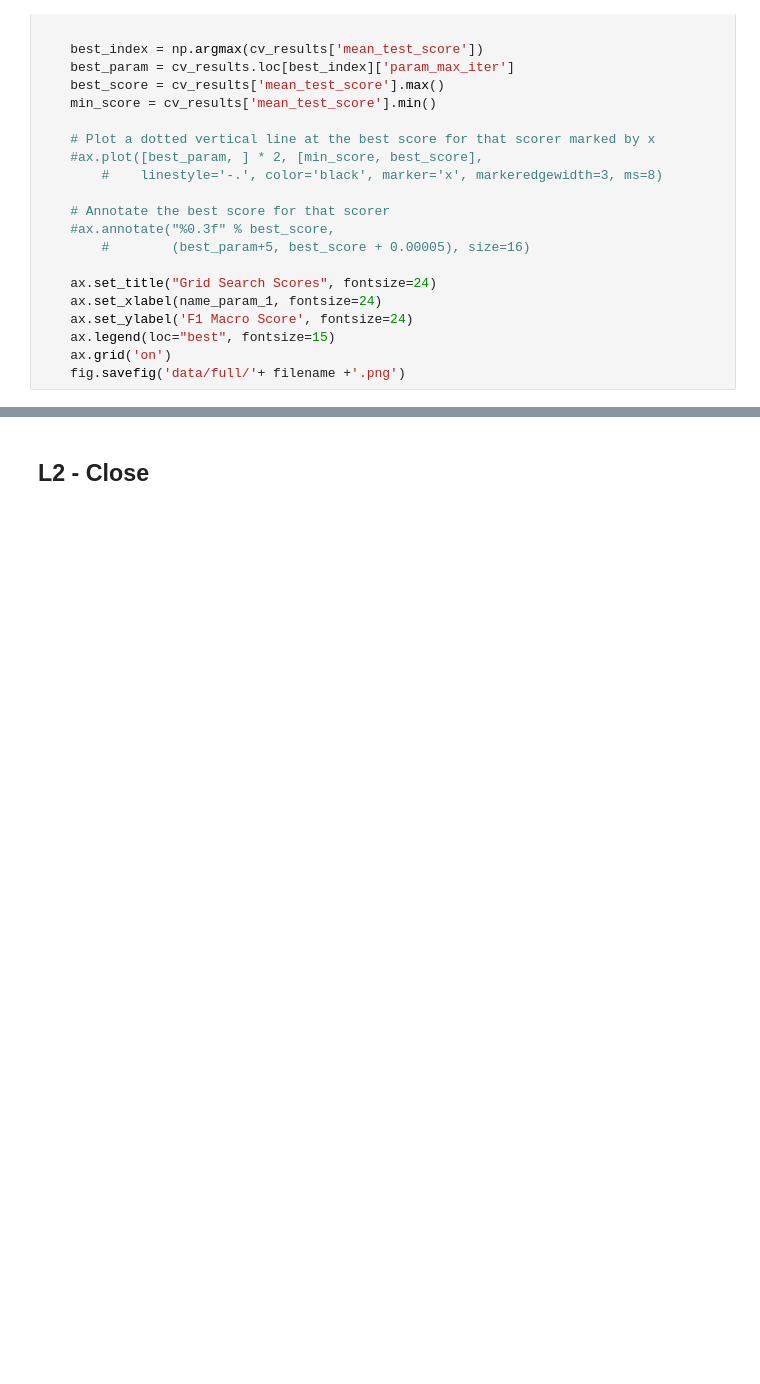
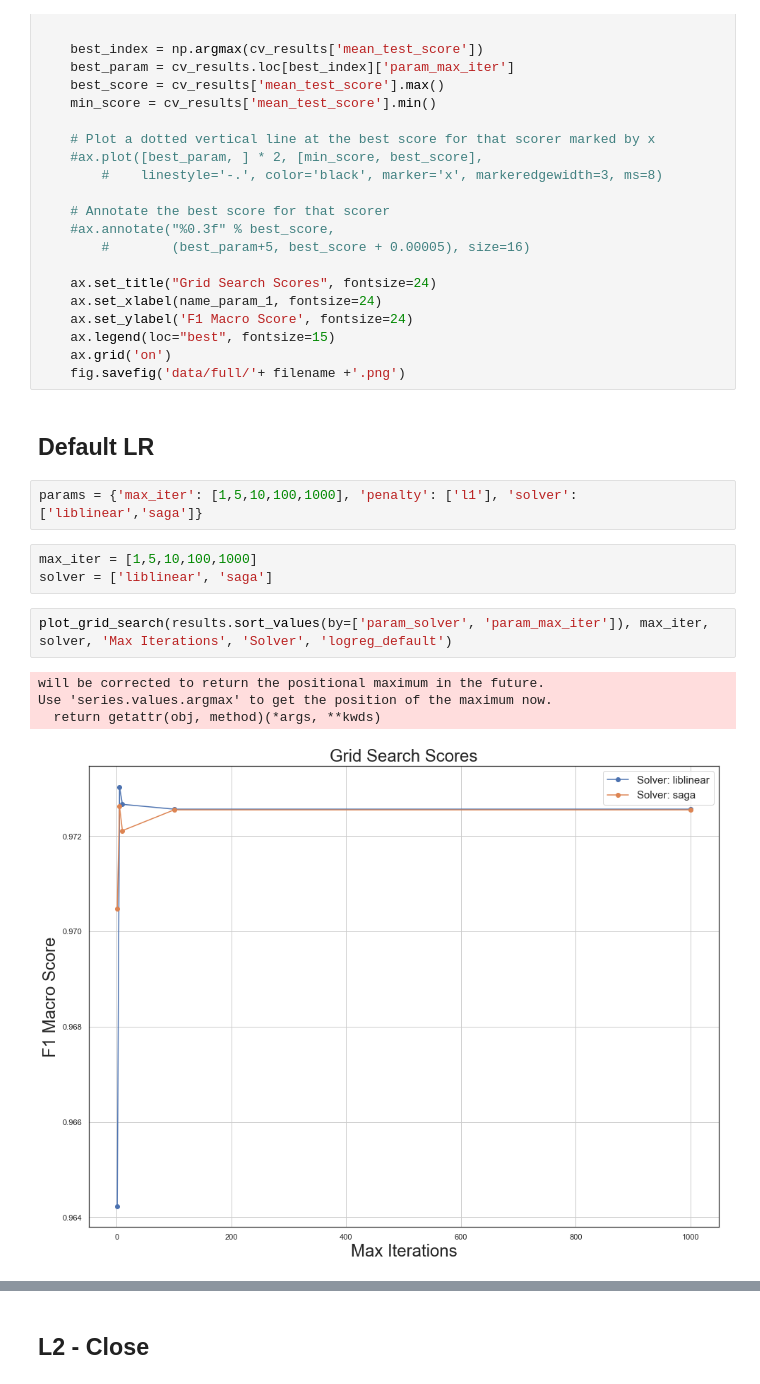
Before and after one commit to dippi8/SocialBotIdentification, a Jupyter notebook: Code/classification/13-metamodel_dataset.ipynb, the cells around one changed output, grey strips where cells are left out. Drawn from its saved outputs; the diff is of its cells as text; blank space fills up the shorter version.

```diff
--- a/Code/classification/13-metamodel_dataset.ipynb
+++ b/Code/classification/13-metamodel_dataset.ipynb
@@ -385,3 +385,17 @@ def plot_grid_search(cv_results, grid_param_1, grid_param_2, name_param_1, name_
     ax.legend(loc="best", fontsize=15)
     ax.grid('on')
     fig.savefig('data/full/'+ filename +'.png')
+# %% [markdown]
+## Default LR
+# %%
+params = {'max_iter': [1,5,10,100,1000], 'penalty': ['l1'], 'solver':['liblinear','saga']}
+# %%
+max_iter = [1,5,10,100,1000]
+solver = ['liblinear', 'saga']
+# %%
+plot_grid_search(results.sort_values(by=['param_solver', 'param_max_iter']), max_iter, solver, 'Max Iterations', 'Solver', 'logreg_default')
+# %% [output]
+will be corrected to return the positional maximum in the future.
+Use 'series.values.argmax' to get the position of the maximum now.
+  return getattr(obj, method)(*args, **kwds)
+[figure, added]
```
Also changed, not shown: parts of 42 cells of this notebook, 27 other files.
